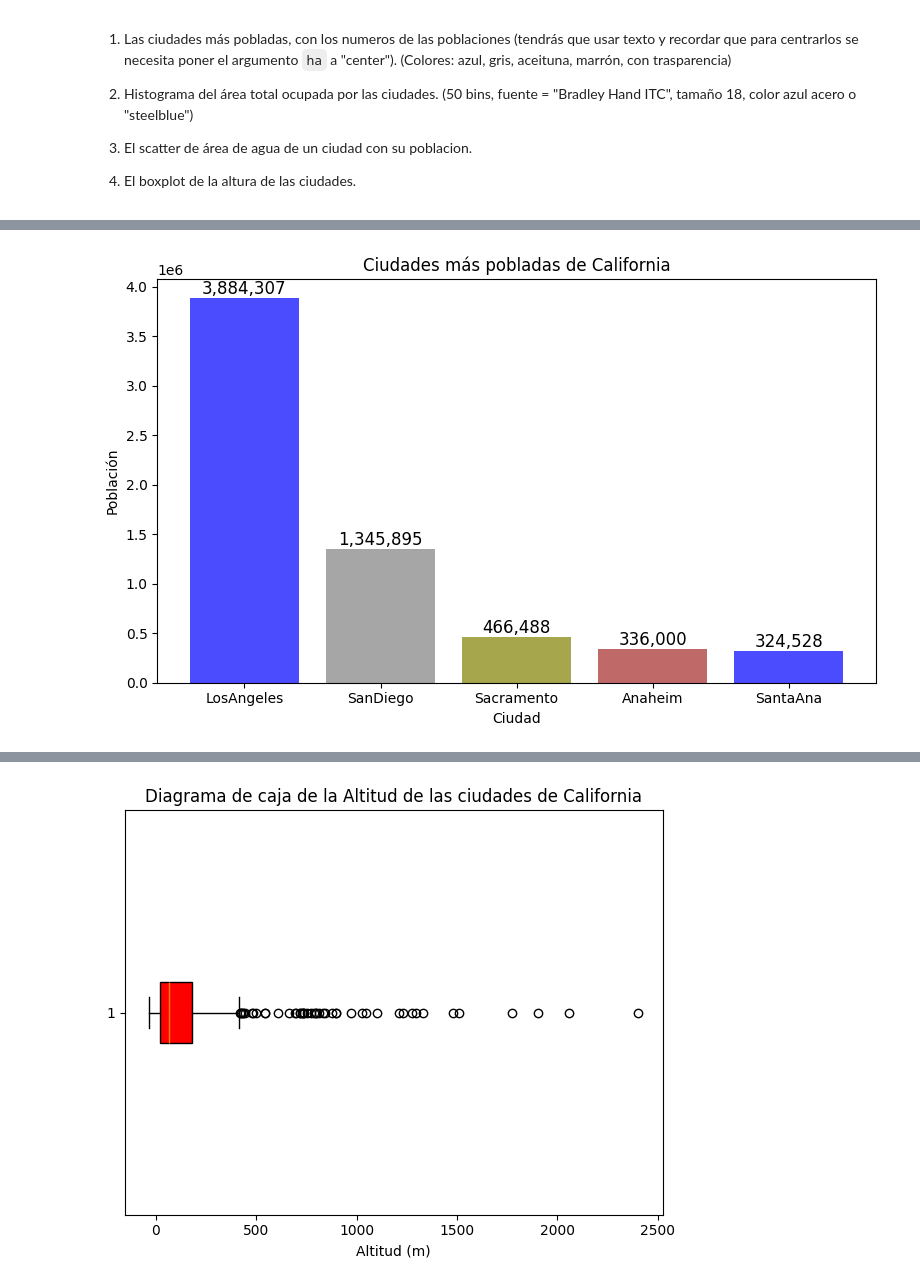
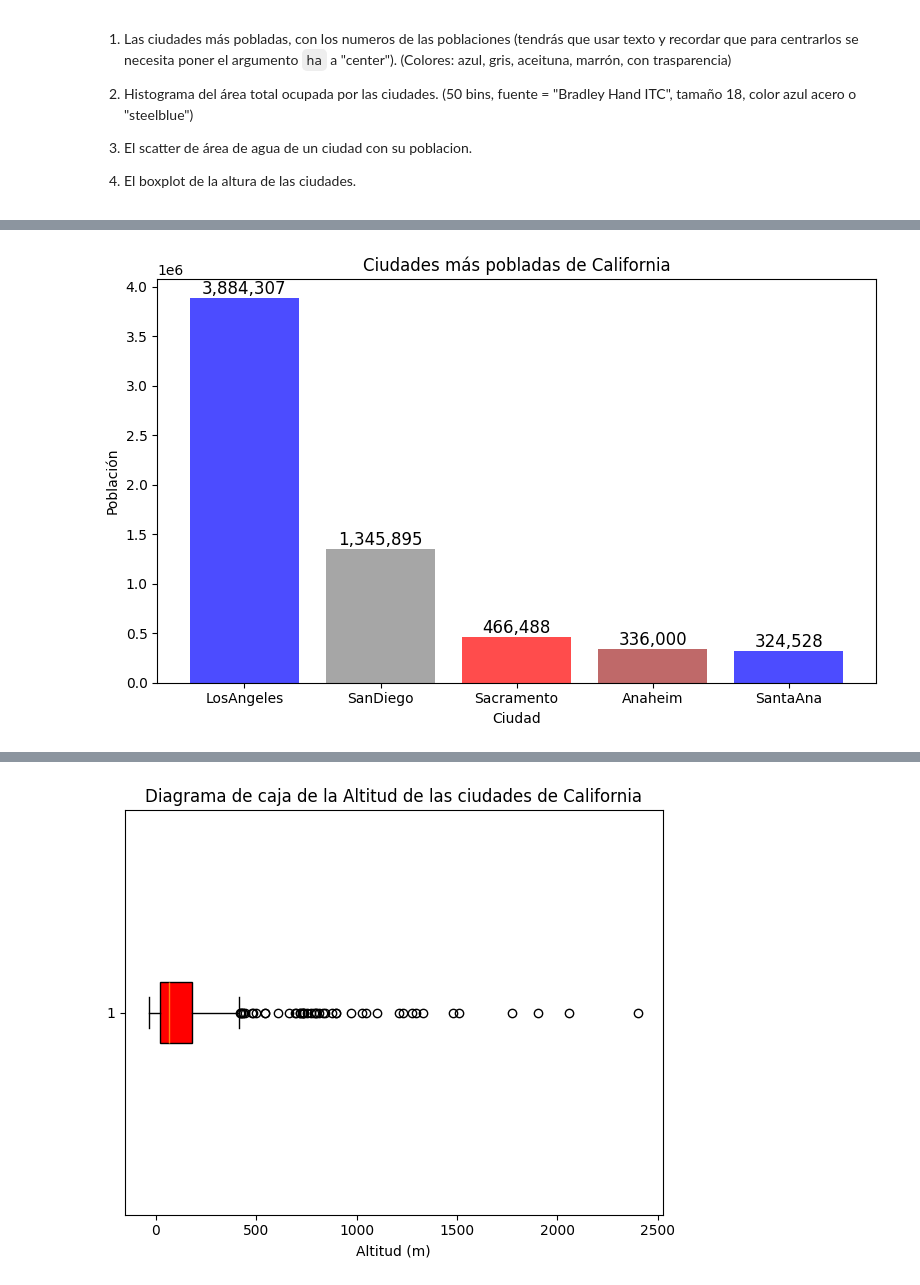
Before and after one commit to Juditga97/DSOnline_Sept25_JuditGarcia, a Jupyter notebook: 03_Data_Analysis/Sprint_08/Unidad_01_Visualizacion_Basica_Matplotlib/03_Practica_Obligatoria/18_Practica_Obligatoria_Visualizacion_Basica_JuditGarcia.ipynb, the cells around one changed output, grey strips where cells are left out. Saved outputs shown, nothing was run; the diff lists cells and outputs as text; code cells hidden in the pictures.

```diff
--- a/03_Data_Analysis/Sprint_08/Unidad_01_Visualizacion_Basica_Matplotlib/03_Practica_Obligatoria/18_Practica_Obligatoria_Visualizacion_Basica_JuditGarcia.ipynb
+++ b/03_Data_Analysis/Sprint_08/Unidad_01_Visualizacion_Basica_Matplotlib/03_Practica_Obligatoria/18_Practica_Obligatoria_Visualizacion_Basica_JuditGarcia.ipynb
@@ -124,22 +124,22 @@ Las figuras son:
 # %%
 df_poblaciones = df_ciudades_california_copia.sort_values("population_total", ascending=False).head(5)
 plt.figure (figsize = (8,5))
-colors = ["blue", "grey", "olive", "brown", "blue"]
+colors = ["blue", "grey", "red", "brown", "blue"]
 bars = plt.bar (df_poblaciones["city"], df_poblaciones["population_total"], color = colors, alpha = 0.7)
 
 for bar, value in zip (bars, df_poblaciones["population_total"]):
     plt.text (
         bar.get_x() + bar.get_width()/2,
                   bar.get_height(),
                   f"{value:,}",
                   ha = "center", va = "bottom", fontsize = 12)
 
 plt.title ("Ciudades más pobladas de California")
 plt.xlabel ("Ciudad")
 plt.ylabel ("Población")
 plt.tight_layout()
 plt.show()
 # %% [output]
-[figure, old version]
+[figure, new version]
 # %%
 plt.figure(figsize=(8,5))
```
Also changed, not shown: parts of 5 cells of this notebook.
